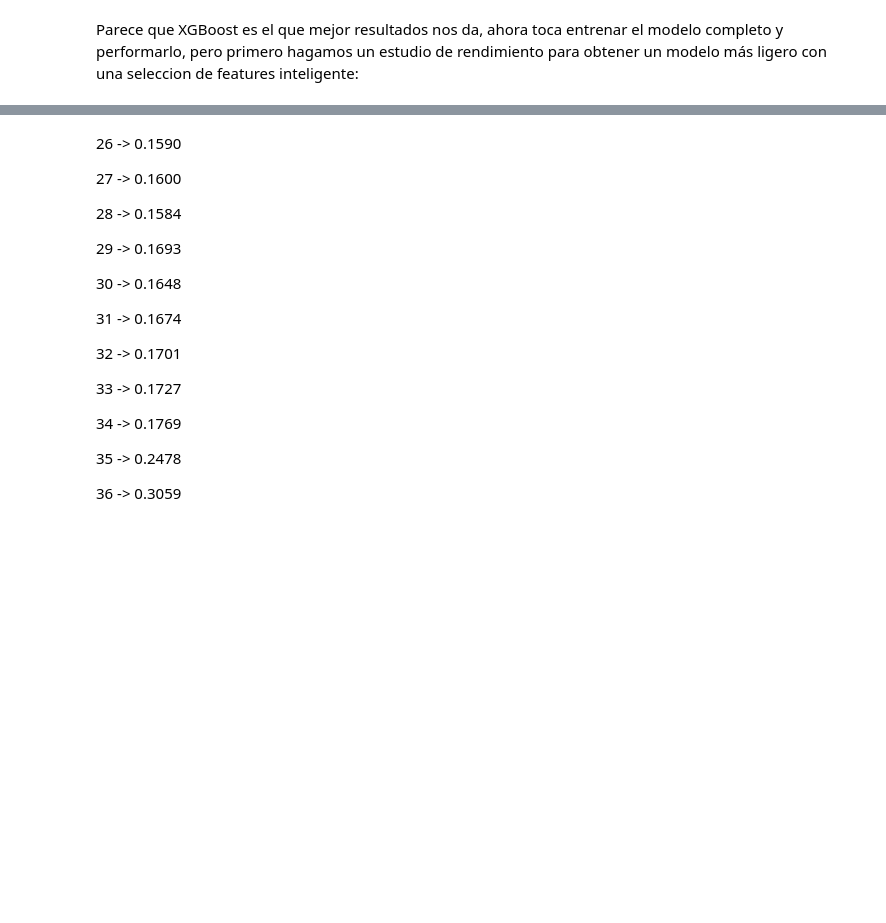
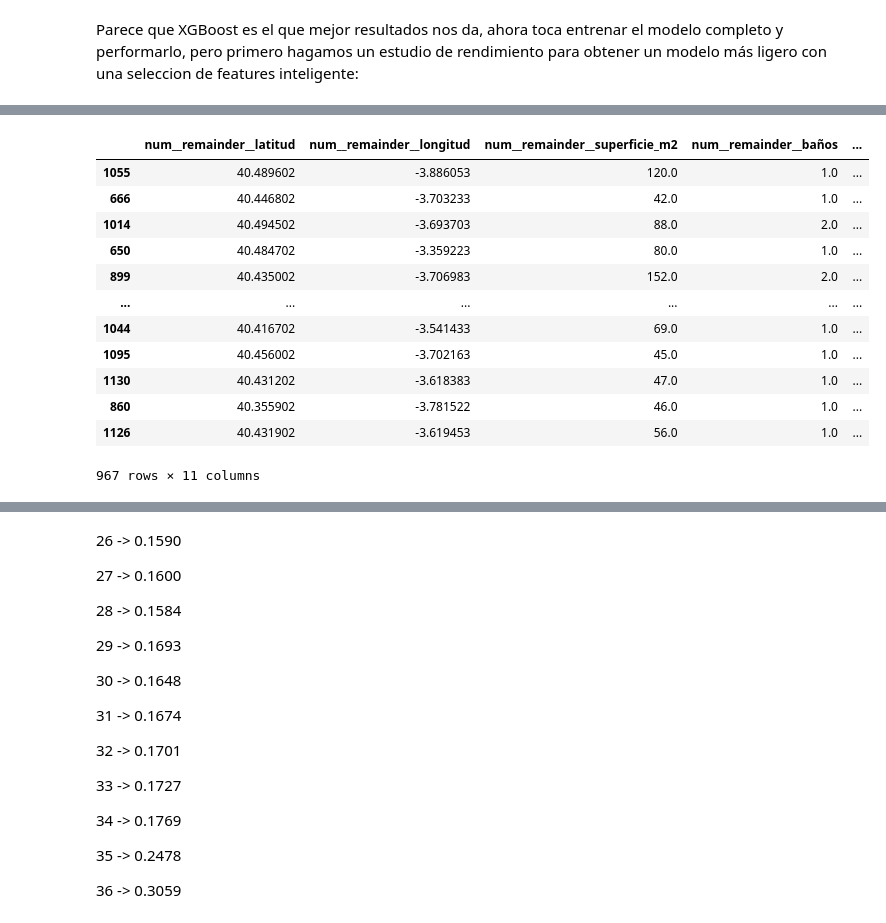
Before and after one commit to mrosm-dev/ML_Prediccion_Precio_Vivienda_Madrid, a Jupyter notebook: src/cajon_basura/notebook_unificado.ipynb, the cells around one changed output, grey strips where cells are left out. Cells and saved outputs as stored; diff of their text form; code cells hidden in the pictures; blank space fills up the shorter version.

```diff
--- a/src/cajon_basura/notebook_unificado.ipynb
+++ b/src/cajon_basura/notebook_unificado.ipynb
@@ -1067 +1089,53 @@ plt.tight_layout()
+# %%
+optimizacion =  ColumnTransformer(
+    transformers=[
+        ('drop', 'drop',  ['super_min_dist_m',
+                           'tiene_certificado',
+                           'realista',
+                           'fotografias',
+                           'fca_min_dist_m',
+                           'calefaccion_electrica',
+                           'resto_cnt',
+                           'dormitorios',
+                           'resto_min_dist_m',
+                           'emisiones_energeticas',
+                           'planos',
+                           'tda_cnt',
+                           'categoria_ord',
+                           'clase_energetica_ord',
+                           'super_cnt',
+                           'tp_cnt',
+                           'calefaccion_gas',
+                           'cluster',
+                           'fca_cnt',
+                           'eficiencia_energetica',
+                           'planta',
+                           'aire_acondicionado',
+                           'esc_cnt',
+                           'bar_cnt',
+                           'ascensor',
+                           'bar_min_dist_m',
+                           'tda_min_dist_m',
+                           'esc_min_dist_m']),
+    ],
+    remainder='passthrough',
+).set_output(transform='pandas')
+
+pipe_xgb = Pipeline(steps=[('optimizacion', optimizacion), ('preprocess', preprocess)])
+
+pipe_xgb.fit_transform(X_train_limpio)
+# %% [output]
+|  | num__remainder__latitud | num__remainder__longitud | num__remainder__superficie_m2 | num__remainder__baños | ... |
+| 1055 | 40.489602 | -3.886053 | 120.0 | 1.0 | ... |
+| 666 | 40.446802 | -3.703233 | 42.0 | 1.0 | ... |
+| 1014 | 40.494502 | -3.693703 | 88.0 | 2.0 | ... |
+| 650 | 40.484702 | -3.359223 | 80.0 | 1.0 | ... |
+| 899 | 40.435002 | -3.706983 | 152.0 | 2.0 | ... |
+| ... | ... | ... | ... | ... | ... |
+| 1044 | 40.416702 | -3.541433 | 69.0 | 1.0 | ... |
+| 1095 | 40.456002 | -3.702163 | 45.0 | 1.0 | ... |
+| 1130 | 40.431202 | -3.618383 | 47.0 | 1.0 | ... |
+| 860 | 40.355902 | -3.781522 | 46.0 | 1.0 | ... |
+| 1126 | 40.431902 | -3.619453 | 56.0 | 1.0 | ... |
+967 rows × 11 columns
 # %%
```
Also changed, not shown: parts of 20 cells of this notebook.
